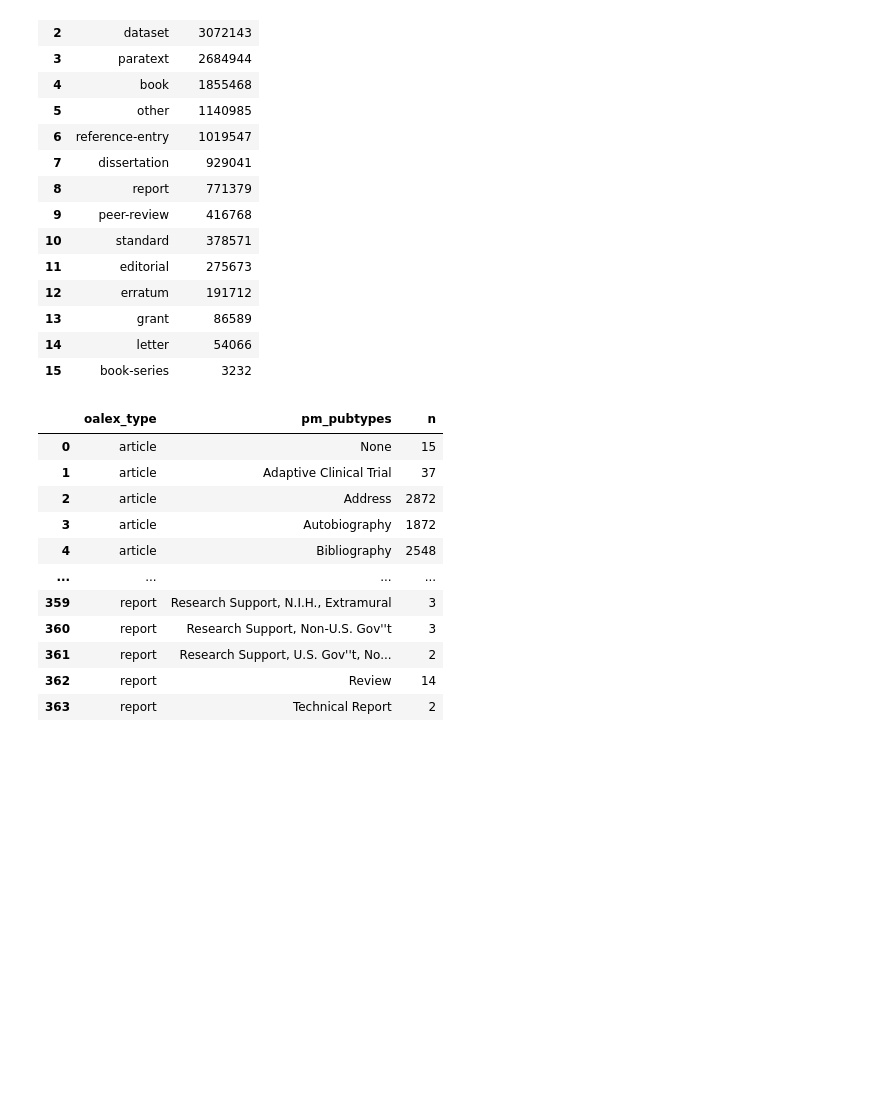
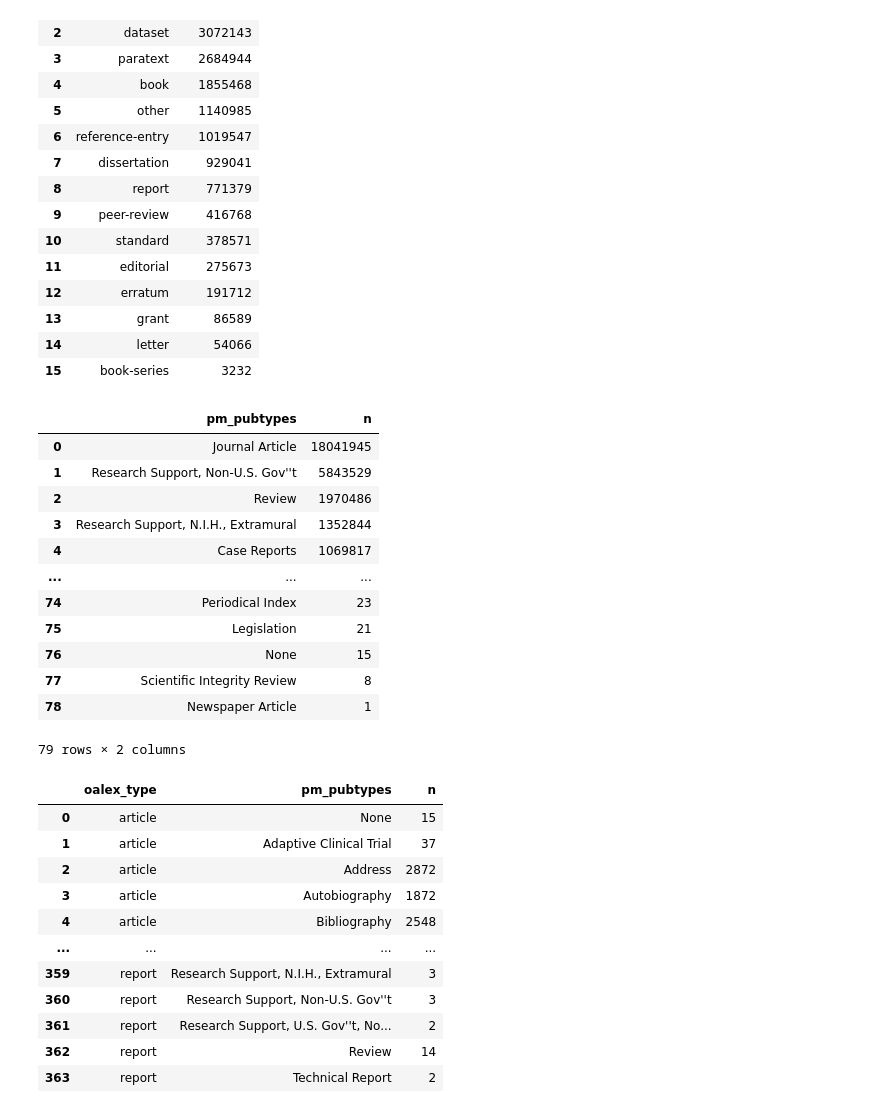
Before and after one commit to naustica/openalex_doctypes, a Jupyter notebook: codebook.ipynb, the cells around one changed output. Cells and saved outputs as stored; diff of their text form; code cells hidden in the pictures; blank space fills up the shorter version.

```diff
--- a/codebook.ipynb
+++ b/codebook.ipynb
@@ -68,3 +71,19 @@ openalex_pubtypes
+# %%
+pm_pubtypes
+# %% [output]
+|  | pm_pubtypes | n |
+| 0 | Journal Article | 18041945 |
+| 1 | Research Support, Non-U.S. Gov''t | 5843529 |
+| 2 | Review | 1970486 |
+| 3 | Research Support, N.I.H., Extramural | 1352844 |
+| 4 | Case Reports | 1069817 |
+| ... | ... | ... |
+| 74 | Periodical Index | 23 |
+| 75 | Legislation | 21 |
+| 76 | None | 15 |
+| 77 | Scientific Integrity Review | 8 |
+| 78 | Newspaper Article | 1 |
+79 rows × 2 columns
 # %%
 openalex_pm_pubtypes = client.query(f"""
                                     SELECT type AS oalex_type, ptype AS pm_pubtypes, COUNT(DISTINCT(oalex.doi)) AS n
```
Also changed, not shown: parts of 7 cells of this notebook.
